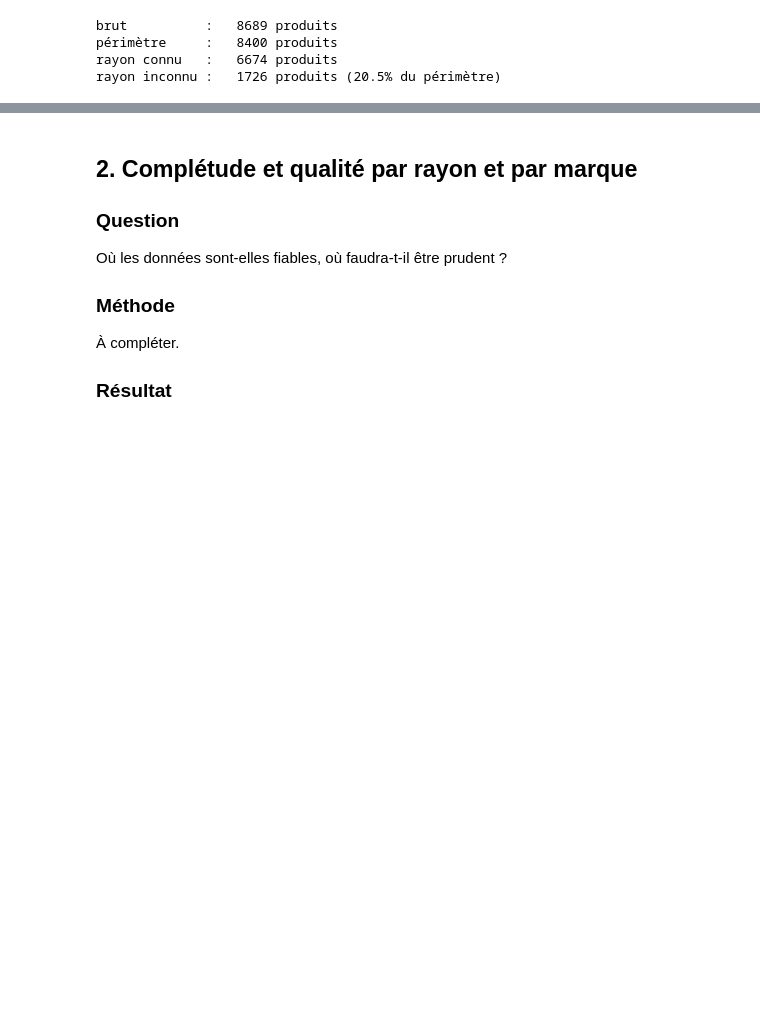
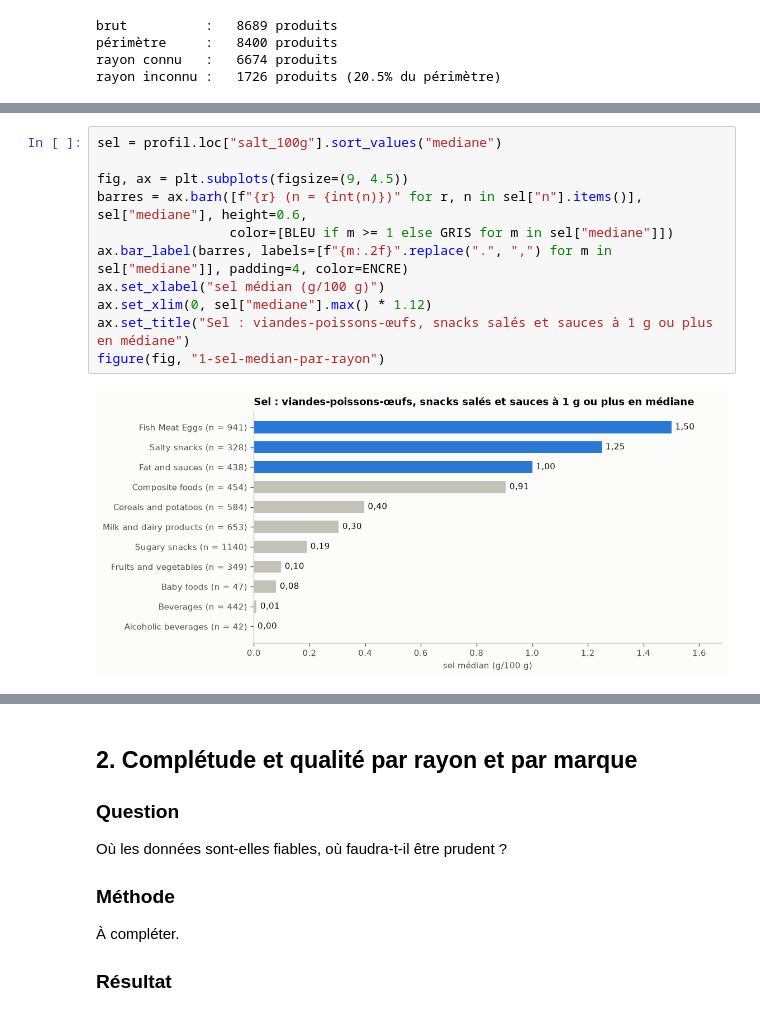
Before and after one commit to SDMM27/NutriScope, a Jupyter notebook: notebooks/eda_reference.ipynb, the cells around one changed output, grey strips where cells are left out. Cells and saved outputs as stored; diff of their text form; blank space fills up the shorter version.

```diff
--- a/notebooks/eda_reference.ipynb
+++ b/notebooks/eda_reference.ipynb
@@ -85,0 +172,13 @@ Que mange-t-on réellement dans le périmètre ?
+# %%
+sel = profil.loc["salt_100g"].sort_values("mediane")
+
+fig, ax = plt.subplots(figsize=(9, 4.5))
+barres = ax.barh([f"{r} (n = {int(n)})" for r, n in sel["n"].items()], sel["mediane"], height=0.6,
+                 color=[BLEU if m >= 1 else GRIS for m in sel["mediane"]])
+ax.bar_label(barres, labels=[f"{m:.2f}".replace(".", ",") for m in sel["mediane"]], padding=4, color=ENCRE)
+ax.set_xlabel("sel médian (g/100 g)")
+ax.set_xlim(0, sel["mediane"].max() * 1.12)
+ax.set_title("Sel : viandes-poissons-œufs, snacks salés et sauces à 1 g ou plus en médiane")
+figure(fig, "1-sel-median-par-rayon")
+# %% [output]
+[figure, added]
```
Also changed, not shown: parts of 15 cells of this notebook, 4 other files.
